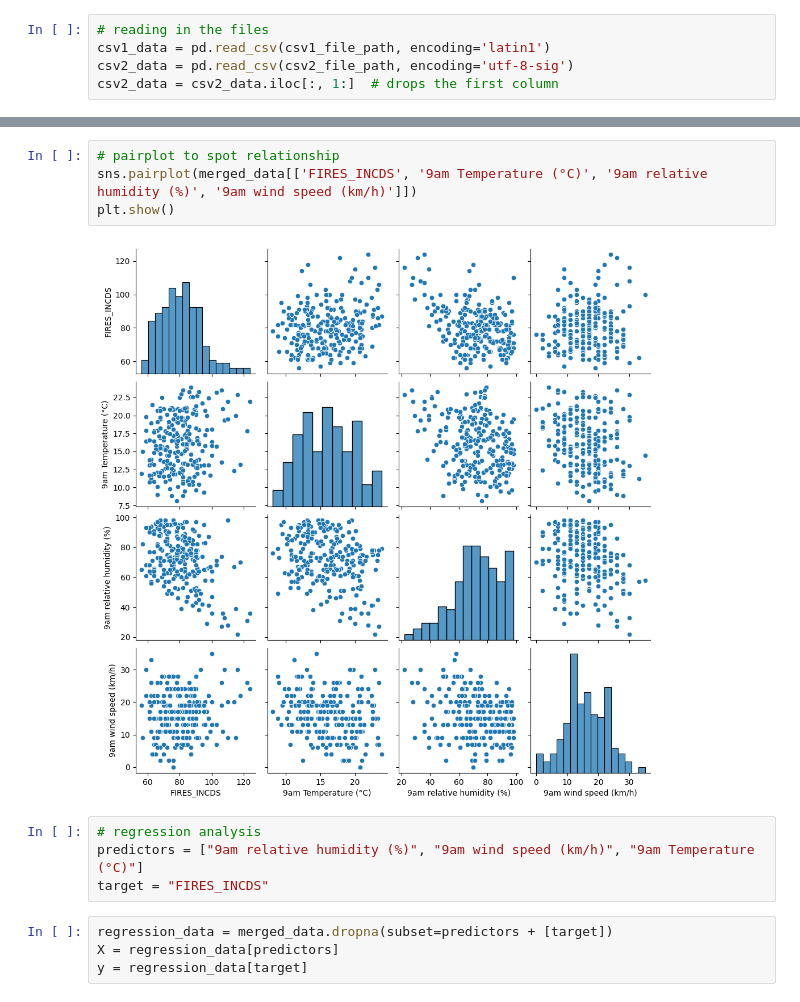
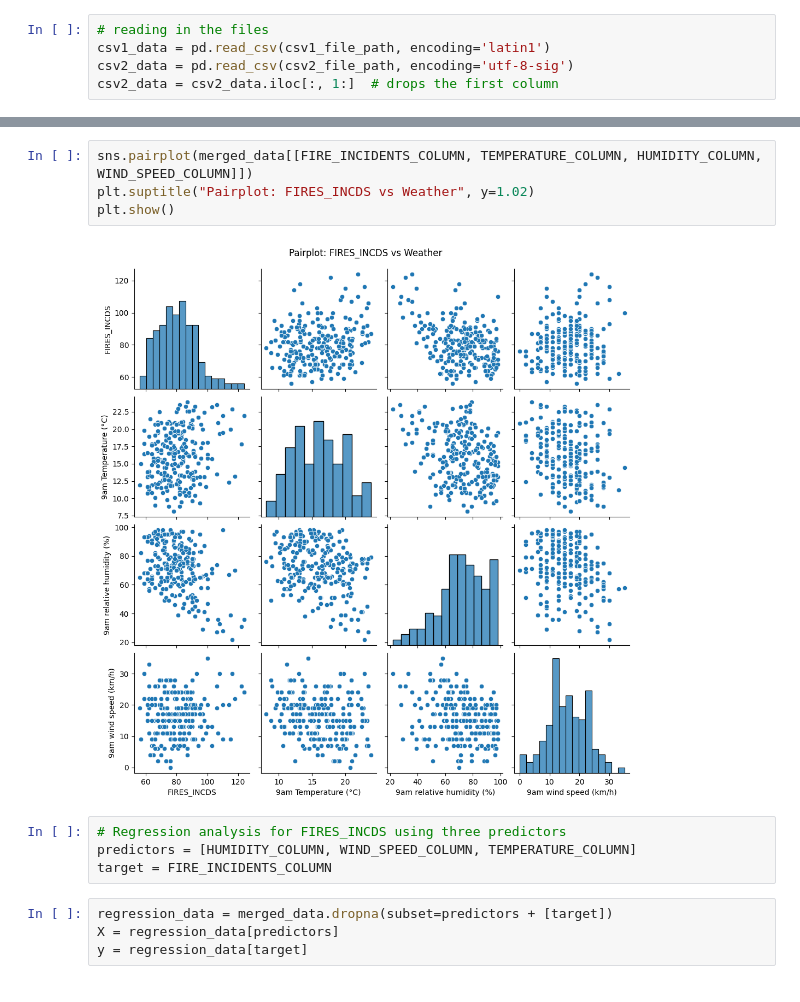
Before and after one commit to ilana01/weather_fire_analysis, a Jupyter notebook: data.ipynb, the cells around one changed output, grey strips where cells are left out. Saved outputs shown, nothing was run; the diff lists cells and outputs as text.

```diff
--- a/data.ipynb
+++ b/data.ipynb
@@ -138,13 +146,13 @@ plt.show()
-# %%
-# pairplot to spot relationship
-sns.pairplot(merged_data[['FIRES_INCDS', '9am Temperature (°C)', '9am relative humidity (%)', '9am wind speed (km/h)']])
-plt.show()
-# %% [output]
-[figure, removed]
-# %%
-# regression analysis
-predictors = ["9am relative humidity (%)", "9am wind speed (km/h)", "9am Temperature (°C)"]
-target = "FIRES_INCDS"
+# %%
+sns.pairplot(merged_data[[FIRE_INCIDENTS_COLUMN, TEMPERATURE_COLUMN, HUMIDITY_COLUMN, WIND_SPEED_COLUMN]])
+plt.suptitle("Pairplot: FIRES_INCDS vs Weather", y=1.02)
+plt.show()
+# %% [output]
+[figure, added]
+# %%
+# Regression analysis for FIRES_INCDS using three predictors
+predictors = [HUMIDITY_COLUMN, WIND_SPEED_COLUMN, TEMPERATURE_COLUMN]
+target = FIRE_INCIDENTS_COLUMN
 # %%
 regression_data = merged_data.dropna(subset=predictors + [target])
 X = regression_data[predictors]
```
Also changed, not shown: parts of 54 cells of this notebook.
